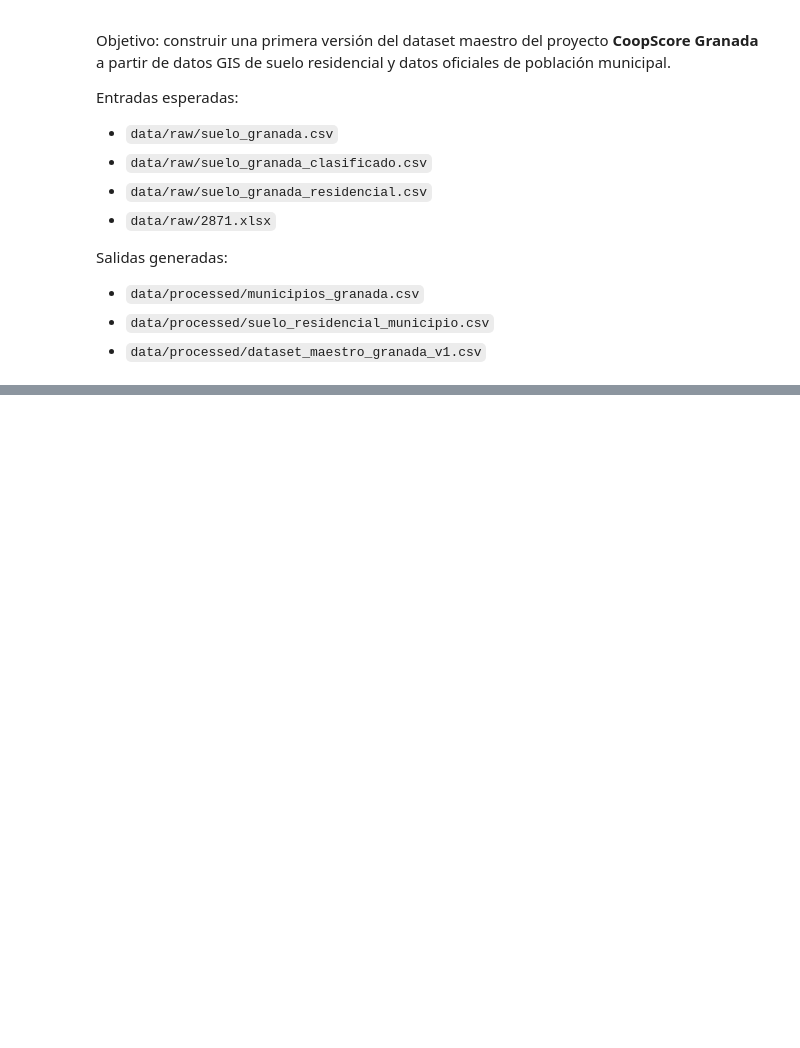
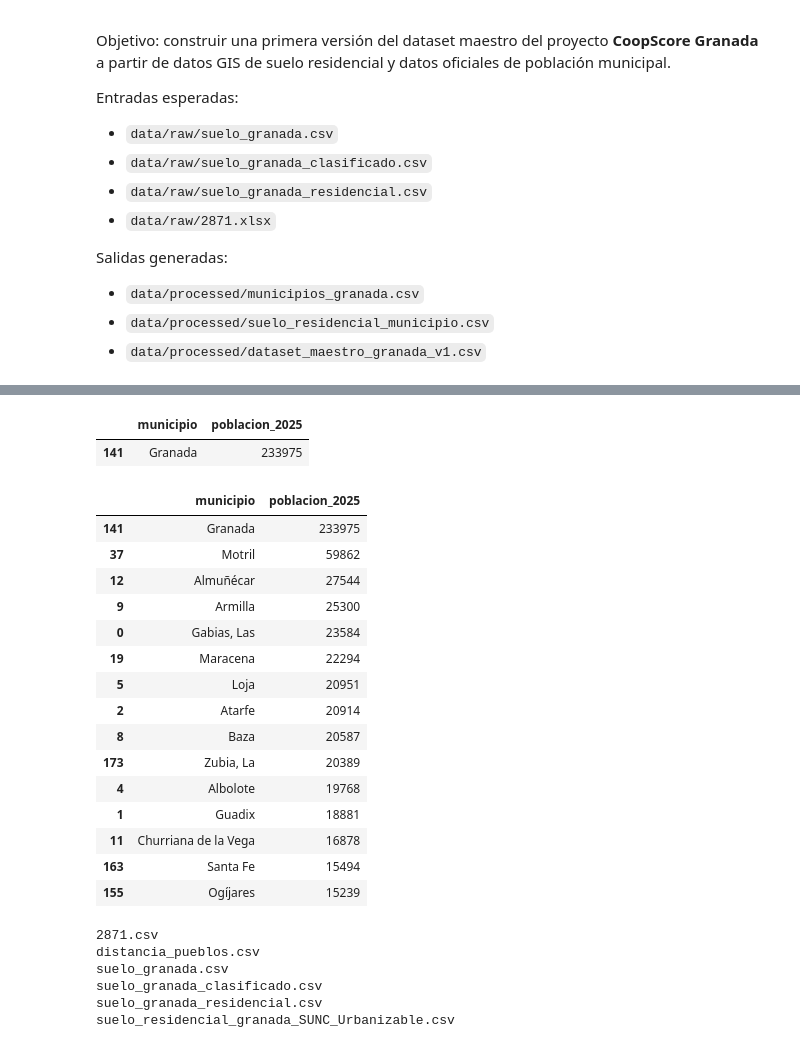
Before and after one commit to pepetorres80/CoopScore_Granada, a Jupyter notebook: notebooks/01_dataset_maestro.ipynb, the cells around one changed output, grey strips where cells are left out. Saved outputs shown, nothing was run; the diff lists cells and outputs as text; code cells hidden in the pictures; blank space fills up the shorter version.

```diff
--- a/notebooks/01_dataset_maestro.ipynb
+++ b/notebooks/01_dataset_maestro.ipynb
@@ -29,7 +29,7 @@ pd.set_option('display.max_columns', 100)
 pd.set_option('display.float_format', lambda x: f'{x:,.2f}')
 
 # Rutas del proyecto
-BASE_DIR = Path.cwd()
+BASE_DIR = Path.cwd().parent
 DATA_RAW = BASE_DIR / 'data' / 'raw'
 DATA_PROCESSED = BASE_DIR / 'data' / 'processed'
 
@@ -46,7 +50,11 @@ print('Processed existe:', DATA_PROCESSED.exists())
 suelo = pd.read_csv(DATA_RAW / 'suelo_granada.csv')
 suelo_clasificado = pd.read_csv(DATA_RAW / 'suelo_granada_clasificado.csv')
 suelo_residencial = pd.read_csv(DATA_RAW / 'suelo_granada_residencial.csv')
-ine_raw = pd.read_excel(DATA_RAW / '2871.xlsx', header=None)
+ine_raw = pd.read_csv(
+    DATA_RAW / '2871.csv',
+    sep='\t',
+    header=None
+)
 
 print('suelo:', suelo.shape)
 print('suelo_clasificado:', suelo_clasificado.shape)
@@ -180,0 +283,5 @@ dataset.head(20)
+# %%
+municipios = municipios.drop_duplicates(
+    subset='codigo_ine',
+    keep='first'
+)
@@ -247,0 +484,29 @@ Ahí analizaremos:
+# %%
+dataset[
+    dataset["municipio"] == "Granada"
+][["municipio","poblacion_2025"]]
+# %% [output]
+|  | municipio | poblacion_2025 |
+| 141 | Granada | 233975 |
+# %%
+dataset.sort_values(
+    "poblacion_2025",
+    ascending=False
+)[["municipio","poblacion_2025"]].head(15)
+# %% [output]
+|  | municipio | poblacion_2025 |
+| 141 | Granada | 233975 |
+| 37 | Motril | 59862 |
+| 12 | Almuñécar | 27544 |
+| 9 | Armilla | 25300 |
+| 0 | Gabias, Las | 23584 |
+| 19 | Maracena | 22294 |
+| 5 | Loja | 20951 |
+| 2 | Atarfe | 20914 |
+| 8 | Baza | 20587 |
+| 173 | Zubia, La | 20389 |
+| 4 | Albolote | 19768 |
+| 1 | Guadix | 18881 |
+| 11 | Churriana de la Vega | 16878 |
+| 163 | Santa Fe | 15494 |
+| 155 | Ogíjares | 15239 |
@@ -247,0 +518,14 @@ Ahí analizaremos:
+# %%
+from pathlib import Path
+
+DATA_RAW = BASE_DIR / "data" / "raw"
+
+for f in DATA_RAW.iterdir():
+    print(f.name)
+# %% [output]
+2871.csv
+distancia_pueblos.csv
+suelo_granada.csv
+suelo_granada_clasificado.csv
+suelo_granada_residencial.csv
+suelo_residencial_granada_SUNC_Urbanizable.csv
```
Also changed, not shown: parts of 39 cells of this notebook, 4 other files.
